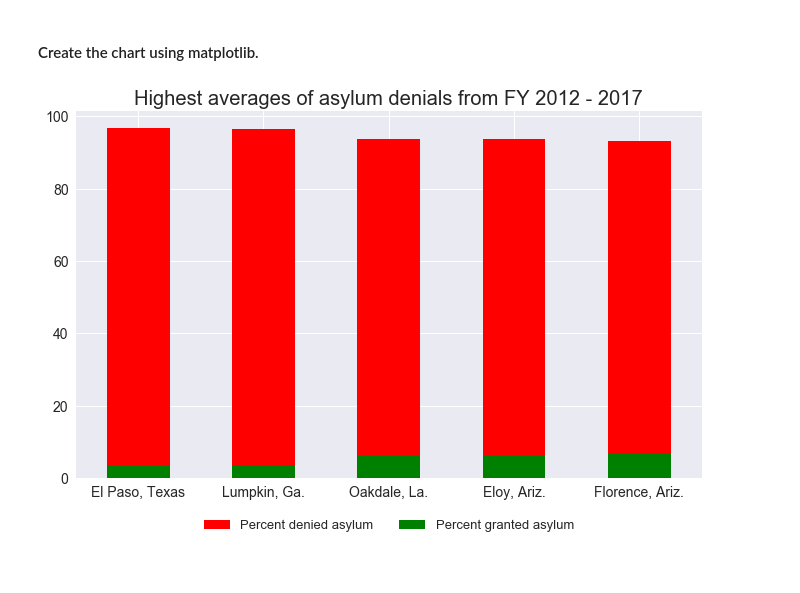
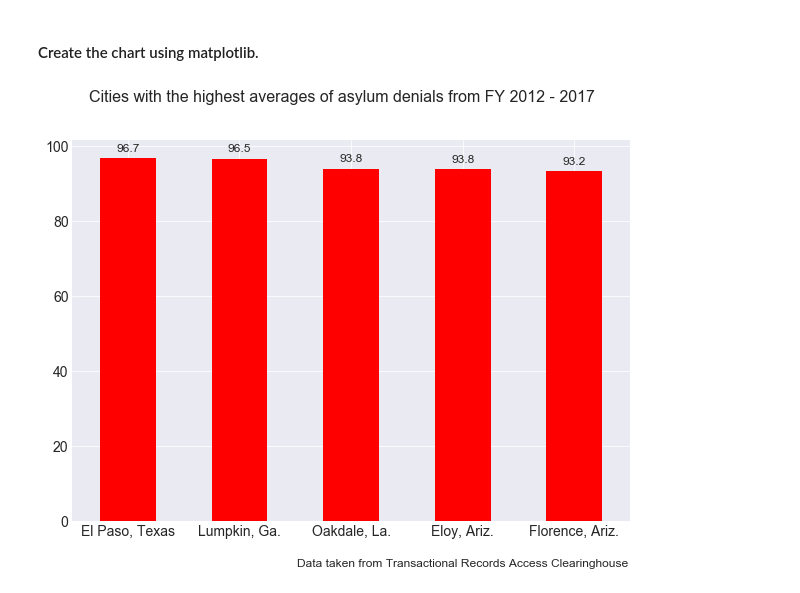
Before and after one commit to Borderzine/asylum_rate, a Jupyter notebook: asylum.ipynb, the cells around one changed output. Cells and saved outputs as stored; diff of their text form; code cells hidden in the pictures.

Commit message:
chart work

```diff
--- a/asylum.ipynb
+++ b/asylum.ipynb
@@ -81,29 +82,22 @@ denial_chart.plot.bar(
 # %% [markdown]
 #### Create the chart using matplotlib.
-# %%
-ax = cities.sort_values(
-    'per_denials', ascending=False
-).head(5).plot(y="per_denials", kind="bar", color='r'
-) #first bar, percent of denials in red
-cities.sort_values(
-    'per_denials', ascending=False
-).head(5).plot(
-    y="per_grants", kind="bar", ax=ax,
-    figsize=(10,7), color="g", rot=0, fontsize=14,
-    title='Highest averages of asylum denials from FY 2012 - 2017'
-) #second bar, percent of grants in green
-box = ax.get_position()
-ax.set_position([box.x0, box.y0 + box.height * 0.1,
-                 box.width, box.height * 0.9]
-) #without this the legend will not show when saving it.
-ax.legend(
-    ["Percent denied asylum", "Percent granted asylum"],
-          loc='upper center', bbox_to_anchor=(0.5, -0.08),
-         prop={'size': 13}, shadow=True, ncol=10
-) #puts the legend at the bottom in an easier to read format
-plt.xlabel(" ") #gets rid of label 'imm_ct' as bottom is self explanatory
-plt.style.use('seaborn-darkgrid')
-plt.savefig('./asylum_graph.png', bbbox_inches='tight') #save chart
-plt.show()
-# %% [output]
-[figure, removed]
+# %%
+ax = cities.sort_values(
+    'per_denials', ascending=False
+).head(5).plot(y="per_denials", kind="bar", figsize=(10,7),
+               color='r', rot=0, fontsize=14, legend=False
+)
+for p in ax.patches: ax.annotate(
+    np.round(p.get_height(),decimals=1
+            ), (p.get_x()+p.get_width()/2., p.get_height()),
+    ha='center', va='center', xytext=(0, 10), textcoords='offset points', fontsize=12)
+plt.xlabel(
+    "Data taken from Transactional Records Access Clearinghouse", fontsize=12
+)#replaces bottom label with source
+ax.xaxis.set_label_coords(.7, -0.1)
+plt.suptitle('Cities with the highest averages of asylum denials from FY 2012 - 2017', fontsize=16)
+plt.style.use('seaborn-darkgrid')
+plt.savefig('./asylum_graph_highest.png', bbbox_inches='tight') #save chart
+plt.show()
+# %% [output]
+[figure, added]
```
Also changed, not shown: parts of 3 cells of this notebook.
